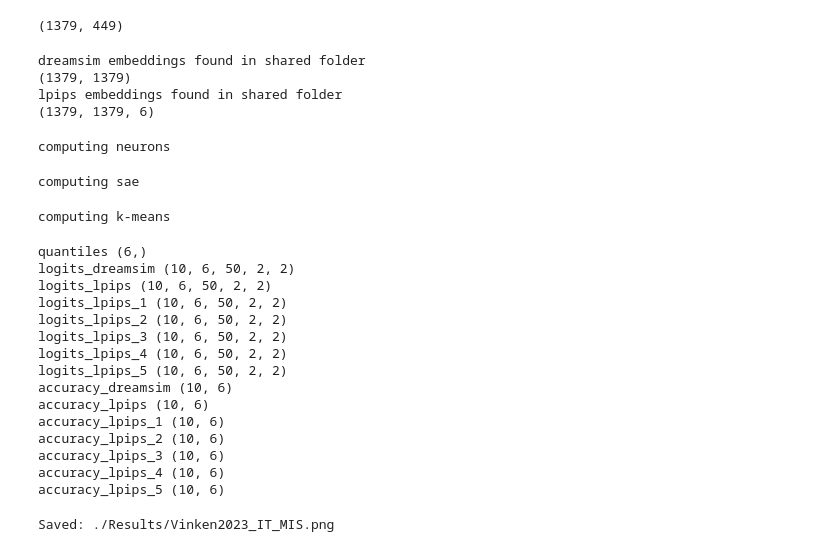
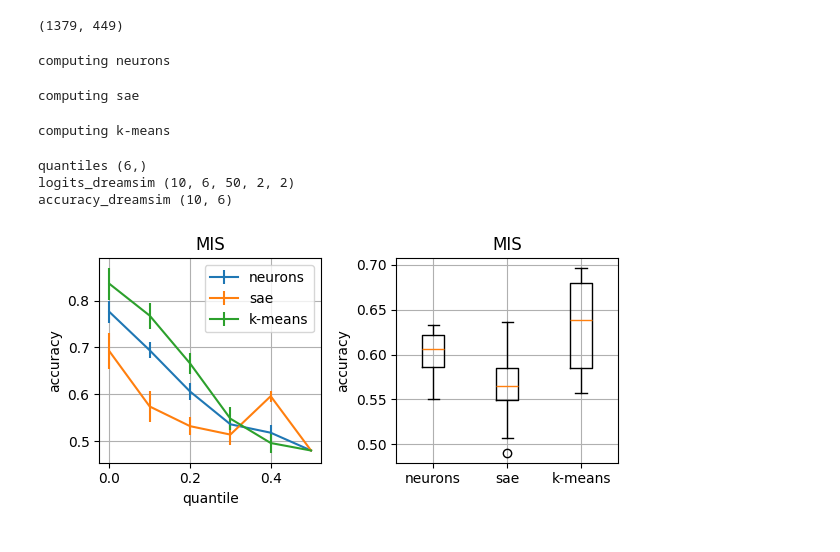
Before and after one commit to klindtlab/MachInterp, a Jupyter notebook: demo_all_scores.ipynb, the cells around one changed output. Drawn from its saved outputs; the diff is of its cells as text; code cells hidden in the pictures.

```diff
--- a/demo_all_scores.ipynb
+++ b/demo_all_scores.ipynb
@@ -115,29 +101,18 @@ codes = {
 }
-# %%
-# load precomputed similarity_matricies
-sim_metrics = ['dreamsim','lpips']
-all_metrics = loadMetrics(sim_metrics=sim_metrics, identifier=identifier, region=region, images=images)
-dreamsim = all_metrics['dreamsim']
-lpips = all_metrics['lpips']
-# %% [output]
-dreamsim embeddings found in shared folder
-(1379, 1379)
-lpips embeddings found in shared folder
-(1379, 1379, 6)
+# %%
+# load precomputed similarity_matrix
+dreamsim = metric.PrecomputedMetric(
+    np.load(os.path.join(save_dir, 'dreamsim_precomputed.npy'))
+)
 # %%
 # MIS
 result_mis = {}
 for key, code in codes.items():
-    if isinstance(code, torch.Tensor):
-        code = code.detach().cpu().numpy()
-    else:
-        code = code
     print('computing', key)
     result_mis[key] = mis.compute_score(
-        inputs=images,
+        inputs=inputs,
         activations=code,
-        metrics={'dreamsim': dreamsim,
-                 'lpips': lpips},
+        metrics={'dreamsim': dreamsim},
     )
 
 for k, v in result_mis[key].items():
@@ -148,23 +123,39 @@ computing sae
 computing k-means
 quantiles (6,)
 logits_dreamsim (10, 6, 50, 2, 2)
-logits_lpips (10, 6, 50, 2, 2)
-logits_lpips_1 (10, 6, 50, 2, 2)
-logits_lpips_2 (10, 6, 50, 2, 2)
-logits_lpips_3 (10, 6, 50, 2, 2)
-logits_lpips_4 (10, 6, 50, 2, 2)
-logits_lpips_5 (10, 6, 50, 2, 2)
 accuracy_dreamsim (10, 6)
-accuracy_lpips (10, 6)
-accuracy_lpips_1 (10, 6)
-accuracy_lpips_2 (10, 6)
-accuracy_lpips_3 (10, 6)
-accuracy_lpips_4 (10, 6)
-accuracy_lpips_5 (10, 6)
-# %%
-plotResults(results=result_mis, all_metrics=all_metrics,codes=codes, identifier=identifier, region=region)
-# %% [output]
-Saved: ./Results/Vinken2023_IT_MIS.png
+# %%
+plt.figure(figsize=(6, 3))
+
+plt.subplot(1, 2, 1)
+for key, result in result_mis.items():
+    plt.errorbar(
+        result['quantiles'],
+        result['accuracy_dreamsim'].mean(0),
+        result['accuracy_dreamsim'].std(0) / np.sqrt(result['accuracy_dreamsim'].shape[0]),
+        label=key,
+    )
+plt.legend()
+plt.grid()
+plt.xlabel('quantile')
+plt.ylabel('accuracy')
+plt.title('MIS')
+
+plt.subplot(1, 2, 2)
+plt.boxplot(
+    [result['accuracy_dreamsim'].mean(1) for result in result_mis.values()]
+)
+plt.xticks(
+    np.arange(1, len(codes) + 1),
+    list(codes.keys())
+)
+plt.grid()
+plt.ylabel('accuracy')
+plt.title('MIS')
+plt.tight_layout()
+plt.show()
+# %% [output]
+[figure, added]
 # %%
 # Odd one out
 result_ooo = {}
```
Also changed, not shown: parts of 14 cells of this notebook, 1 other file.
